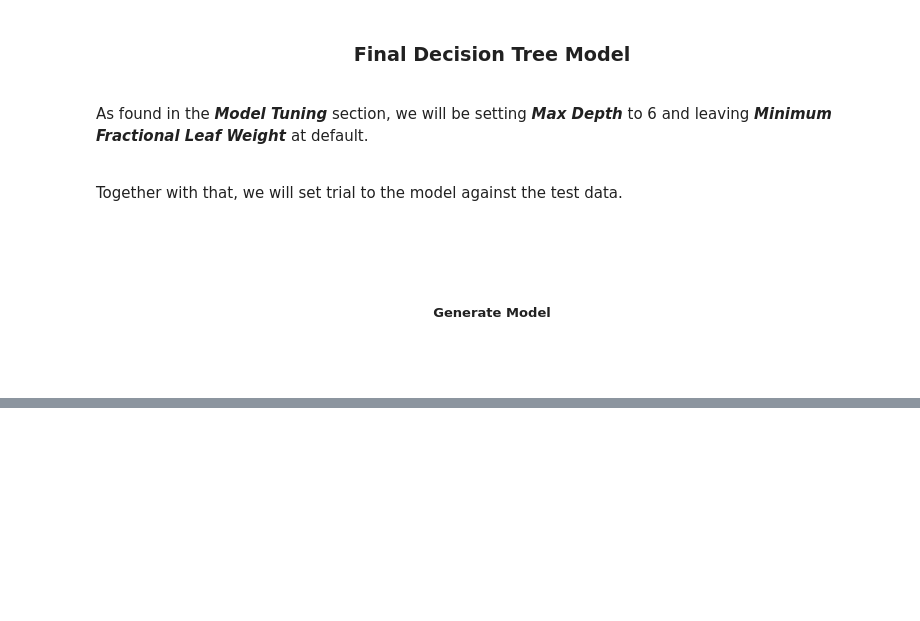
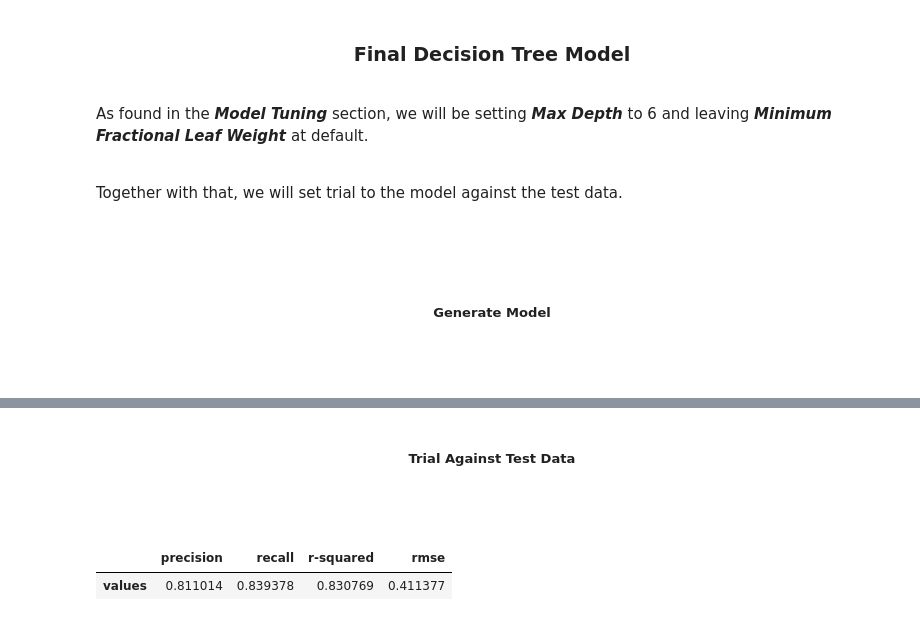
Before and after one commit to MondeAnna/posinous-mushrooms, a Jupyter notebook: notebook/mushrooms.ipynb, the cells around one changed output, grey strips where cells are left out. Saved outputs shown, nothing was run; the diff lists cells and outputs as text; code cells hidden in the pictures; blank space fills up the shorter version.

Commit message:
feat (eval): model vs. test data

```diff
--- a/notebook/mushrooms.ipynb
+++ b/notebook/mushrooms.ipynb
@@ -741,3 +755,8 @@ results_of_tuning_combos.iloc[:, :11]
+# %% [markdown]
+<h5 align="center">Trial Against Test Data</h5>
+
+<br />
+<br />
 # %%
 X_test = mushrooms_test_encoded[gill_color_feature_set]
 y_test = mushrooms_test_encoded["is_edible"]
@@ -750,0 +763,8 @@ _ = decision_tree_classifier.fit(X_train, y_train)
+# %%
+prediction = decision_tree_classifier.predict(X_test)
+final_findings = calculate_tuning_findings(y_test, prediction)
+# %%
+pd.DataFrame(final_findings, index=["values"])
+# %% [output]
+|  | precision | recall | r-squared | rmse |
+| values | 0.811014 | 0.839378 | 0.830769 | 0.411377 |
```
Also changed, not shown: parts of 4 cells of this notebook.
